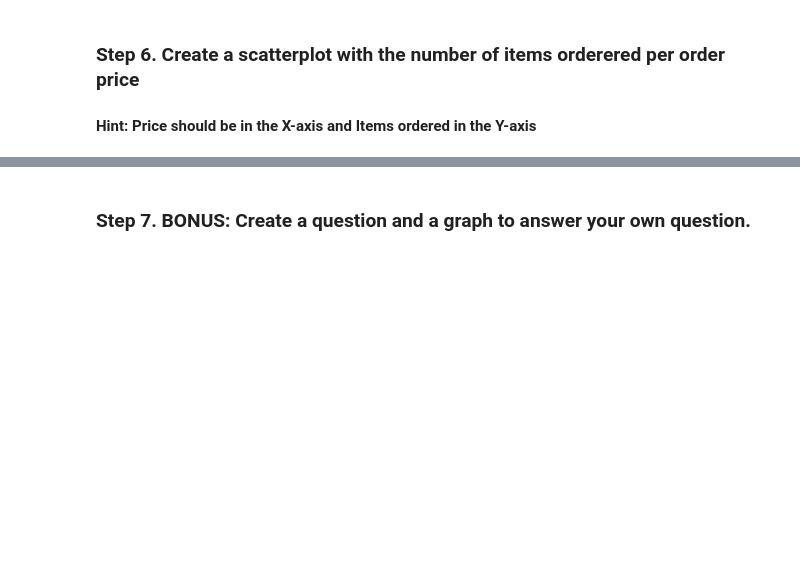
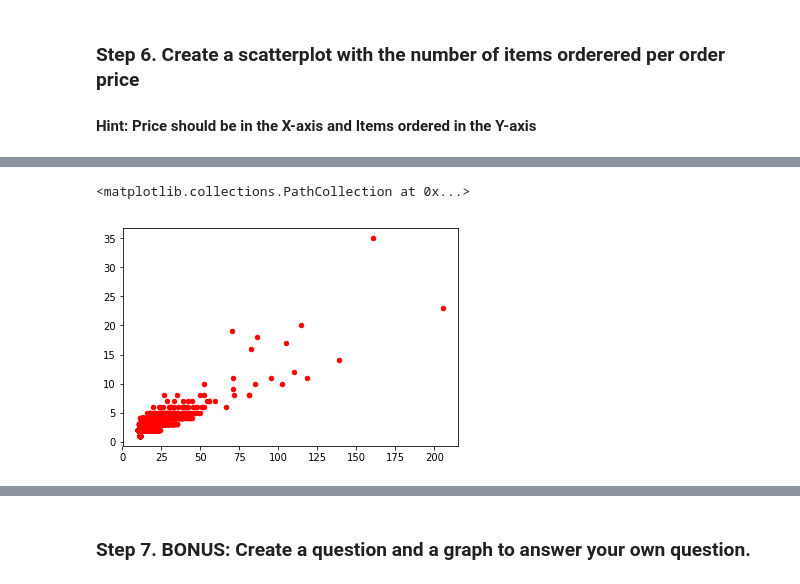
Before and after one commit to StupppidB/pandas_exercises, a Jupyter notebook: 07_Visualization/Chipotle/Exercises.ipynb, the cells around one changed output, grey strips where cells are left out. Saved outputs shown, nothing was run; the diff lists cells and outputs as text; code cells hidden in the pictures; blank space fills up the shorter version.

```diff
--- a/07_Visualization/Chipotle/Exercises.ipynb
+++ b/07_Visualization/Chipotle/Exercises.ipynb
@@ -43,0 +59,6 @@ chipo.head(10)
+# %%
+orders = chipo.groupby('order_id').sum()
+plt.scatter(orders.item_price, orders.quantity, s=20, c="r", marker='o')
+# %% [output]
+<matplotlib.collections.PathCollection at 0x...>
+[figure, added]
```
Also changed, not shown: parts of 5 cells of this notebook, 2 other files.
